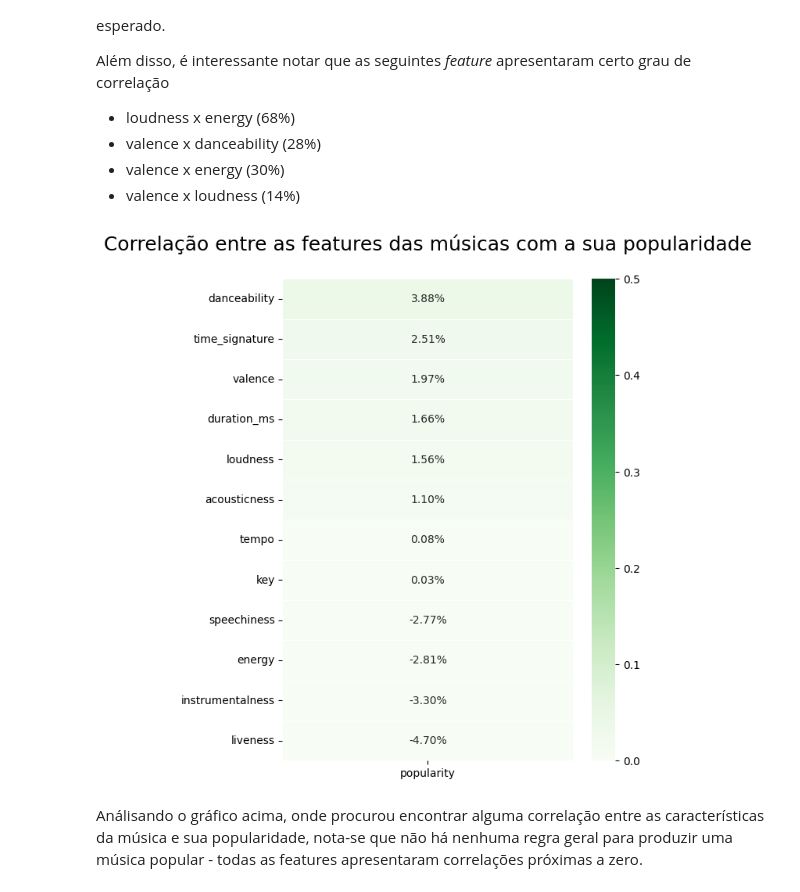
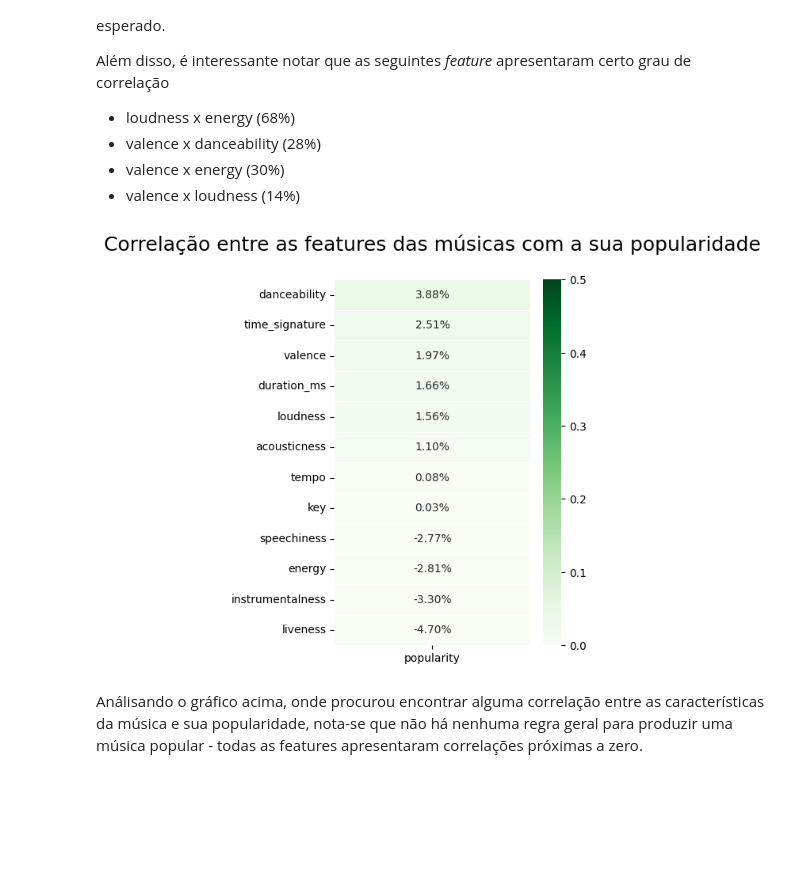
Before and after one commit to Ciencia-de-Dados-IMT-2023/Projeto-Spotify-2023.1, a Jupyter notebook: notebooks/02_EDA.ipynb, the cells around one changed output. Saved outputs shown, nothing was run; the diff lists cells and outputs as text; code cells hidden in the pictures; blank space fills up the shorter version.

```diff
--- a/notebooks/02_EDA.ipynb
+++ b/notebooks/02_EDA.ipynb
@@ -206,26 +203,26 @@ Além disso, é interessante notar que as seguintes _feature_ apresentaram certo
 - valence x energy (30%)
 - valence x loudness (14%)
 # %%
-plt.figure(figsize=(6, 8))
+plt.figure(figsize=(4, 6))
 
 colunas_nao_usadas = ['explicit', 'album_popularity', 'artist_popularity', 'artist_followers', 'album_total_tracks', 'mode']
 
 sns.heatmap(
     df_musicas.drop(columns=colunas_nao_usadas).corr()[['popularity']].sort_values(by=['popularity'], ascending=False)[1:],
 
     annot=True,
     vmin=0,
     vmax=.5,
     cmap='Greens',
     linewidths=.5,
     fmt='.2%'
     )
 
 
 plt.title('Correlação entre as features das músicas com a sua popularidade\n', fontsize=18)
 plt.show()
 # %% [output]
-[figure, old version]
+[figure, new version]
 # %% [markdown]
 Análisando o gráfico acima, onde procurou encontrar alguma correlação entre as características da música e sua popularidade, nota-se que não há nenhuma regra geral para produzir uma música popular - todas as features apresentaram correlações próximas a zero.
 # %%
```
Also changed, not shown: parts of 14 cells of this notebook, 1 other file.
